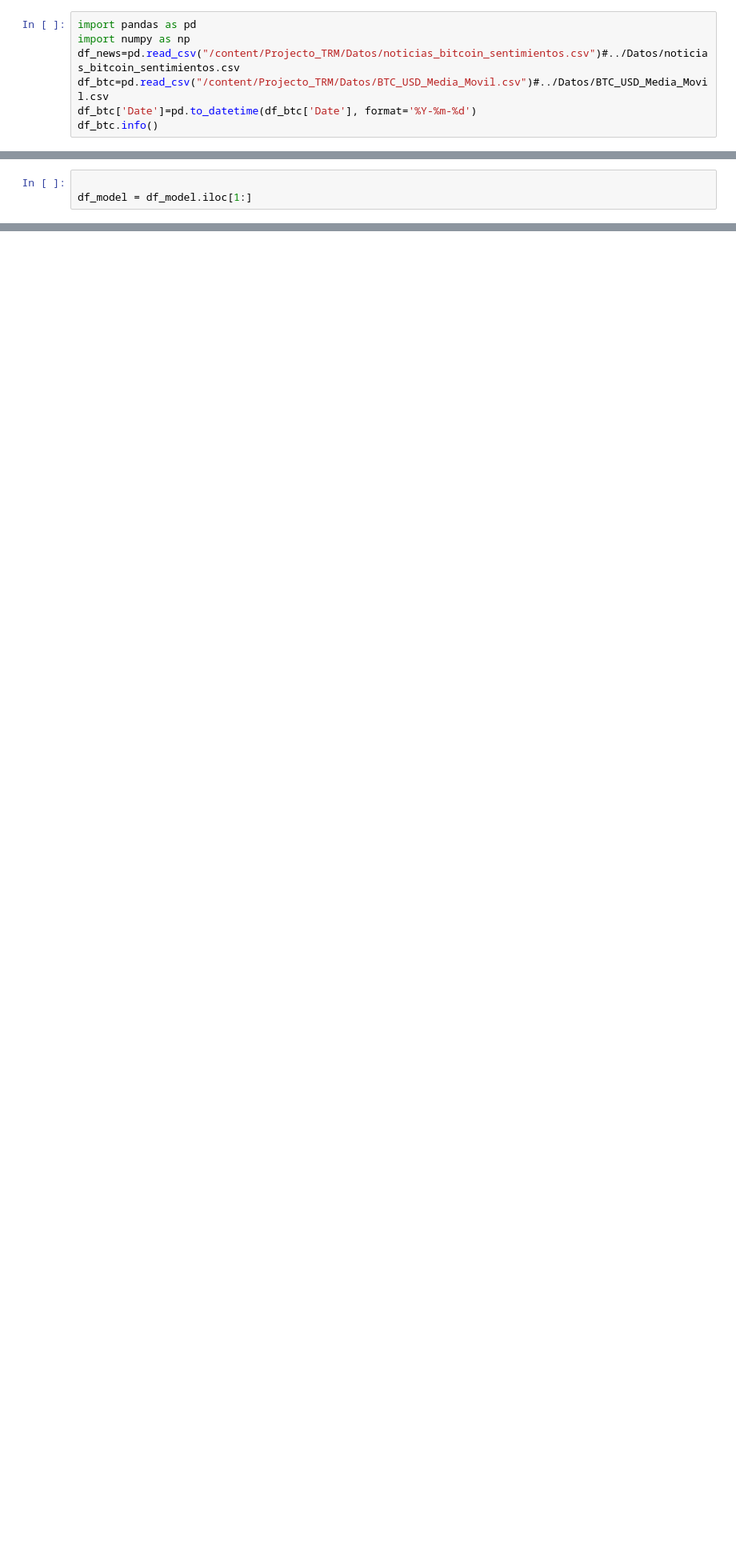
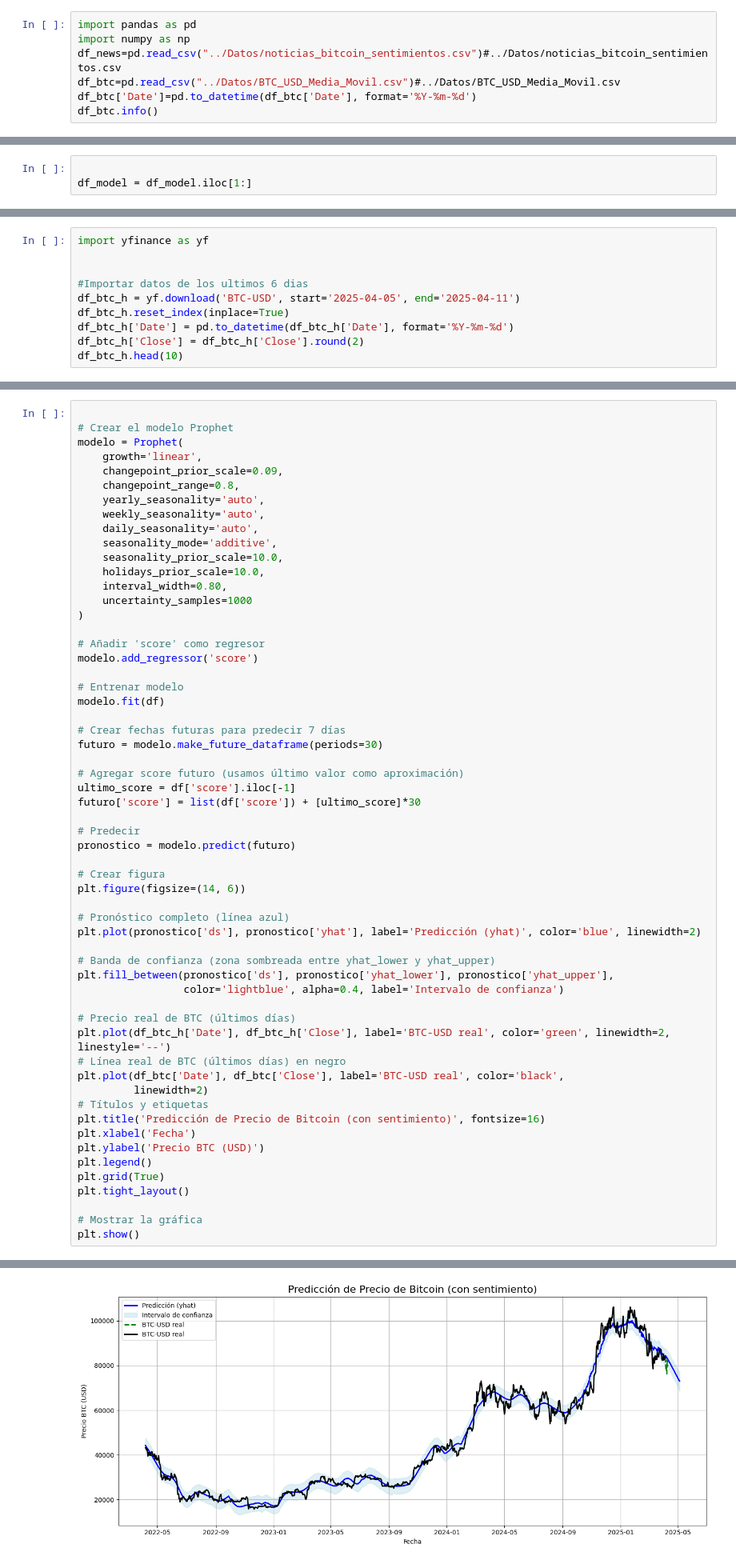
Before and after one commit to seba098098/Projecto_TRM, a Jupyter notebook: Notebooks/05_Modelado_Prophet.ipynb, the cells around one changed output, grey strips where cells are left out. Shown at 80% size. Saved outputs shown, nothing was run; the diff lists cells and outputs as text; blank space fills up the shorter version.

Commit message:
Porcentakes modelo

```diff
--- a/Notebooks/05_Modelado_Prophet.ipynb
+++ b/Notebooks/05_Modelado_Prophet.ipynb
@@ -5,8 +5,8 @@
 # %%
 import pandas as pd
 import numpy as np
-df_news=pd.read_csv("/content/Projecto_TRM/Datos/noticias_bitcoin_sentimientos.csv")#../Datos/noticias_bitcoin_sentimientos.csv
-df_btc=pd.read_csv("/content/Projecto_TRM/Datos/BTC_USD_Media_Movil.csv")#../Datos/BTC_USD_Media_Movil.csv
+df_news=pd.read_csv("../Datos/noticias_bitcoin_sentimientos.csv")#../Datos/noticias_bitcoin_sentimientos.csv
+df_btc=pd.read_csv("../Datos/BTC_USD_Media_Movil.csv")#../Datos/BTC_USD_Media_Movil.csv
 df_btc['Date']=pd.to_datetime(df_btc['Date'], format='%Y-%m-%d')
 df_btc.info()
 # %% [output]
@@ -174,0 +390,10 @@ print(f"📉 RMSE (Raíz del Error Cuadrático Medio): {rmse:.2f}")
+# %%
+import yfinance as yf
+
+
+#Importar datos de los ultimos 6 dias
+df_btc_h = yf.download('BTC-USD', start='2025-04-05', end='2025-04-11')
+df_btc_h.reset_index(inplace=True)
+df_btc_h['Date'] = pd.to_datetime(df_btc_h['Date'], format='%Y-%m-%d')
+df_btc_h['Close'] = df_btc_h['Close'].round(2)
+df_btc_h.head(10)
@@ -174,0 +410,59 @@ print(f"📉 RMSE (Raíz del Error Cuadrático Medio): {rmse:.2f}")
+# %%
+
+# Crear el modelo Prophet
+modelo = Prophet(
+    growth='linear',
+    changepoint_prior_scale=0.09,
+    changepoint_range=0.8,
+    yearly_seasonality='auto',
+    weekly_seasonality='auto',
+    daily_seasonality='auto',
+    seasonality_mode='additive',
+    seasonality_prior_scale=10.0,
+    holidays_prior_scale=10.0,
+    interval_width=0.80,
+    uncertainty_samples=1000
+)
+
+# Añadir 'score' como regresor
+modelo.add_regressor('score')
+
+# Entrenar modelo
+modelo.fit(df)
+
+# Crear fechas futuras para predecir 7 días
+futuro = modelo.make_future_dataframe(periods=30)
+
+# Agregar score futuro (usamos último valor como aproximación)
+ultimo_score = df['score'].iloc[-1]
+futuro['score'] = list(df['score']) + [ultimo_score]*30
+
+# Predecir
+pronostico = modelo.predict(futuro)
+
+# Crear figura
+plt.figure(figsize=(14, 6))
+
+# Pronóstico completo (línea azul)
+plt.plot(pronostico['ds'], pronostico['yhat'], label='Predicción (yhat)', color='blue', linewidth=2)
+
+# Banda de confianza (zona sombreada entre yhat_lower y yhat_upper)
+plt.fill_between(pronostico['ds'], pronostico['yhat_lower'], pronostico['yhat_upper'],
+                 color='lightblue', alpha=0.4, label='Intervalo de confianza')
+
+# Precio real de BTC (últimos días)
+plt.plot(df_btc_h['Date'], df_btc_h['Close'], label='BTC-USD real', color='green', linewidth=2, linestyle='--')
+# Línea real de BTC (últimos días) en negro
+plt.plot(df_btc['Date'], df_btc['Close'], label='BTC-USD real', color='black',
+         linewidth=2)
+# Títulos y etiquetas
+plt.title('Predicción de Precio de Bitcoin (con sentimiento)', fontsize=16)
+plt.xlabel('Fecha')
+plt.ylabel('Precio BTC (USD)')
+plt.legend()
+plt.grid(True)
+plt.tight_layout()
+
+# Mostrar la gráfica
+plt.show()
+# %% [output]
@@ -174,0 +471 @@ print(f"📉 RMSE (Raíz del Error Cuadrático Medio): {rmse:.2f}")
+[figure, added]
```
Also changed, not shown: parts of 14 cells of this notebook.
